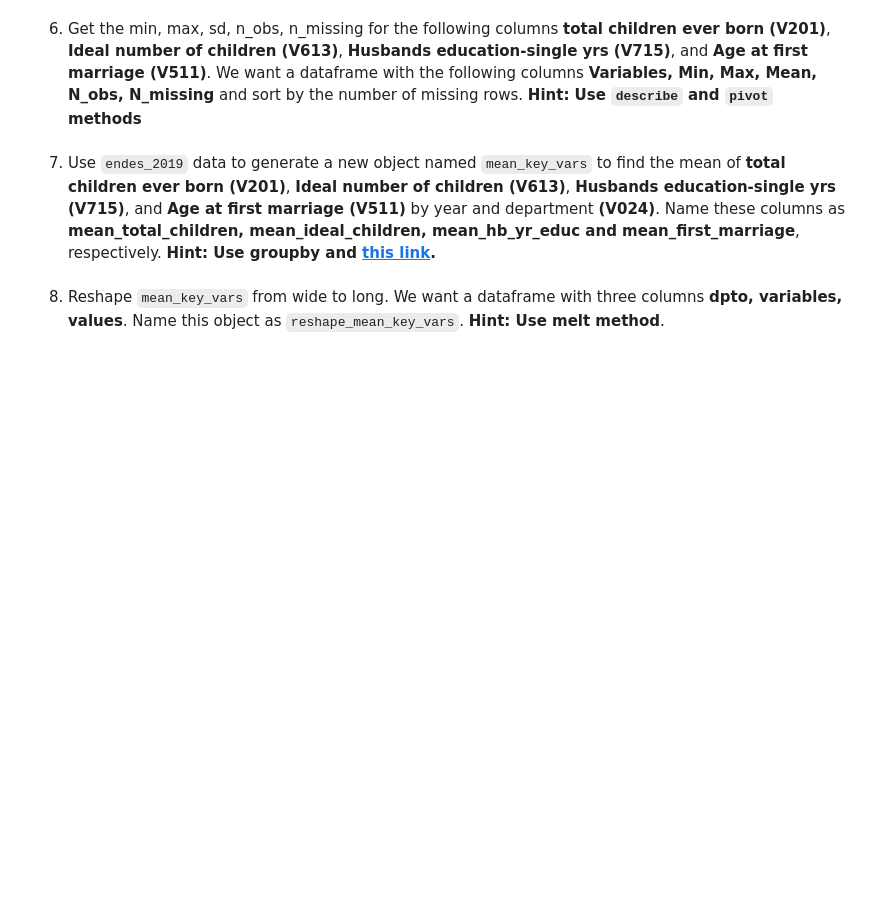
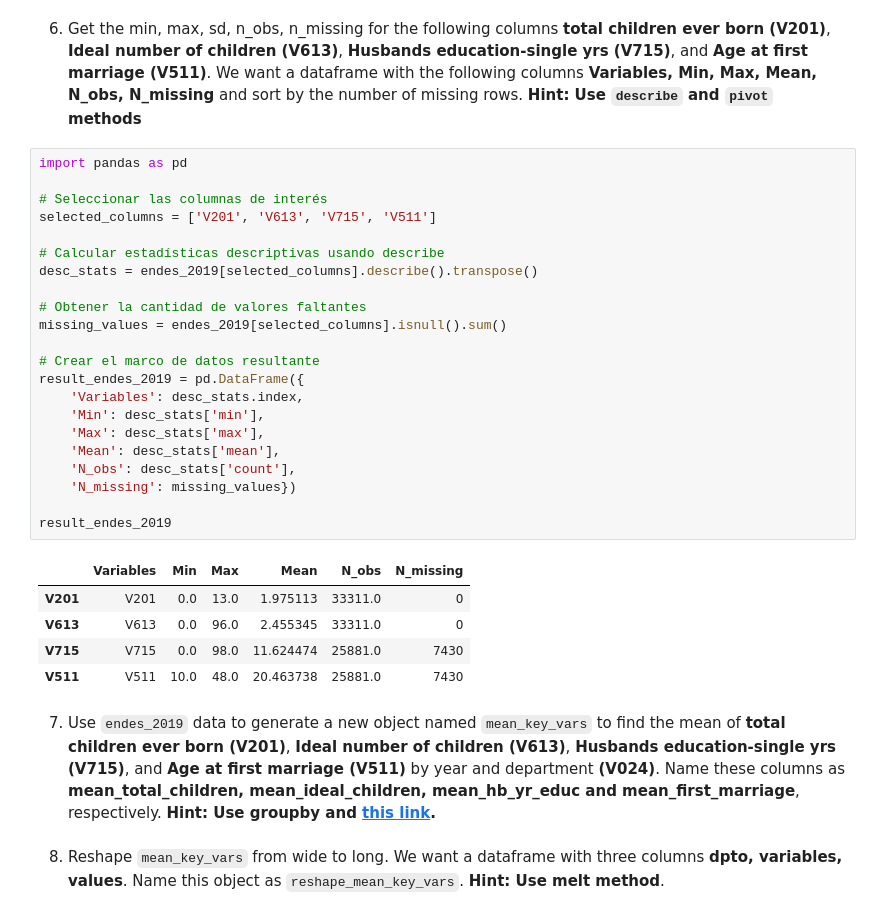
Before and after one commit to anzonyquispe/MediaLab_PUCP, a Jupyter notebook: Lecture_3/Assignment_3/Group_5_ass_3_2024.ipynb, the cells around one changed output. Cells and saved outputs as stored; diff of their text form; blank space fills up the shorter version.

```diff
--- a/Lecture_3/Assignment_3/Group_5_ass_3_2024.ipynb
+++ b/Lecture_3/Assignment_3/Group_5_ass_3_2024.ipynb
@@ -135,5 +196,33 @@ print(rec1_1.head())
 # %% [markdown]
 6. Get the min, max, sd, n_obs, n_missing for the following columns **total children ever born (V201)**, **Ideal number of children (V613)**, **Husbands education-single yrs (V715)**, and **Age at first marriage (V511)**. We want a dataframe with the following columns **Variables, Min, Max, Mean, N_obs, N_missing** and sort by the number of missing rows. **Hint: Use `describe` and `pivot` methods**
+# %%
+import pandas as pd
+
+# Seleccionar las columnas de interés
+selected_columns = ['V201', 'V613', 'V715', 'V511']
+
+# Calcular estadísticas descriptivas usando describe
+desc_stats = endes_2019[selected_columns].describe().transpose()
+
+# Obtener la cantidad de valores faltantes
+missing_values = endes_2019[selected_columns].isnull().sum()
+
+# Crear el marco de datos resultante
+result_endes_2019 = pd.DataFrame({
+    'Variables': desc_stats.index,
+    'Min': desc_stats['min'],
+    'Max': desc_stats['max'],
+    'Mean': desc_stats['mean'],
+    'N_obs': desc_stats['count'],
+    'N_missing': missing_values})
+
+result_endes_2019
+# %% [output]
+|  | Variables | Min | Max | Mean | N_obs | N_missing |
+| V201 | V201 | 0.0 | 13.0 | 1.975113 | 33311.0 | 0 |
+| V613 | V613 | 0.0 | 96.0 | 2.455345 | 33311.0 | 0 |
+| V715 | V715 | 0.0 | 98.0 | 11.624474 | 25881.0 | 7430 |
+| V511 | V511 | 10.0 | 48.0 | 20.463738 | 25881.0 | 7430 |
 # %% [markdown]
 7. Use `endes_2019` data to generate a new object named `mean_key_vars` to find the mean of **total children ever born (V201)**, **Ideal number of children (V613)**, **Husbands education-single yrs (V715)**, and **Age at first marriage (V511)** by year and department **(V024)**. Name these columns as **mean_total_children, mean_ideal_children, mean_hb_yr_educ and mean_first_marriage**, respectively. **Hint: Use groupby and [this link](https://stackoverflow.com/questions/40901770/is-there-a-simple-way-to-change-a-column-of-yes-no-to-1-0-in-a-pandas-dataframe).**
 # %% [markdown]
```
Also changed, not shown: parts of 3 cells of this notebook.
